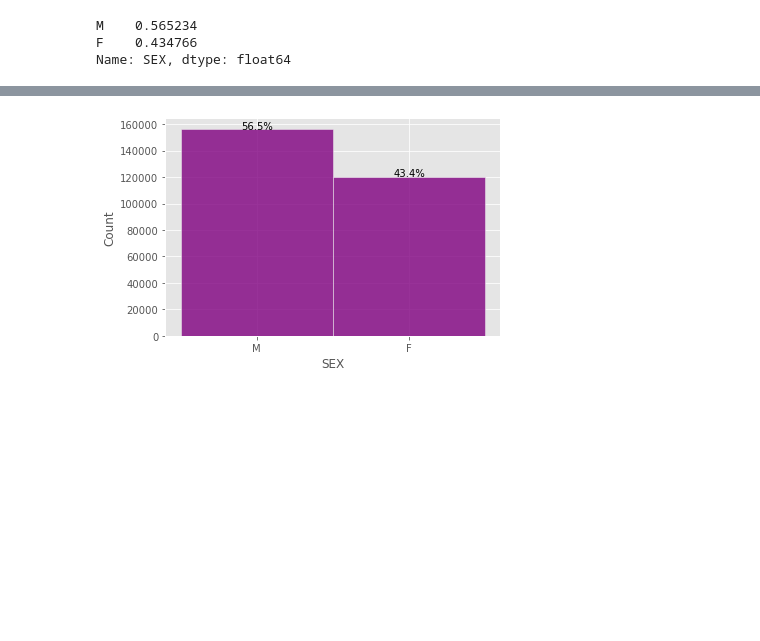
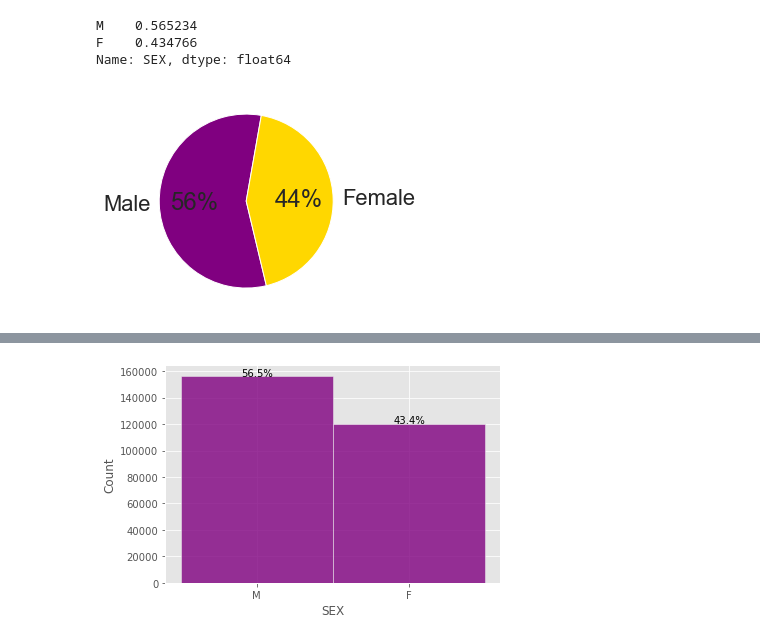
Before and after one commit to JasmineHuang25/Phase3_project, a Jupyter notebook: EDA_data_prep.ipynb, the cells around one changed output, grey strips where cells are left out. Drawn from its saved outputs; the diff is of its cells as text; code cells hidden in the pictures; blank space fills up the shorter version.

```diff
--- a/EDA_data_prep.ipynb
+++ b/EDA_data_prep.ipynb
@@ -216,3 +218,12 @@ df['SEX'].value_counts(normalize=True)
 M    0.565234
 F    0.434766
 Name: SEX, dtype: float64
+# %%
+data = [56.5, 43.5]
+keys = ['Male', 'Female']
+plt.pie(data, labels=keys, autopct='%.0f%%', startangle=80, colors=['purple', 'gold'])
+
+plt.savefig('Sex')
+plt.show()
+# %% [output]
+[figure, added]
```
Also changed, not shown: parts of 11 cells of this notebook, 2 other files.
